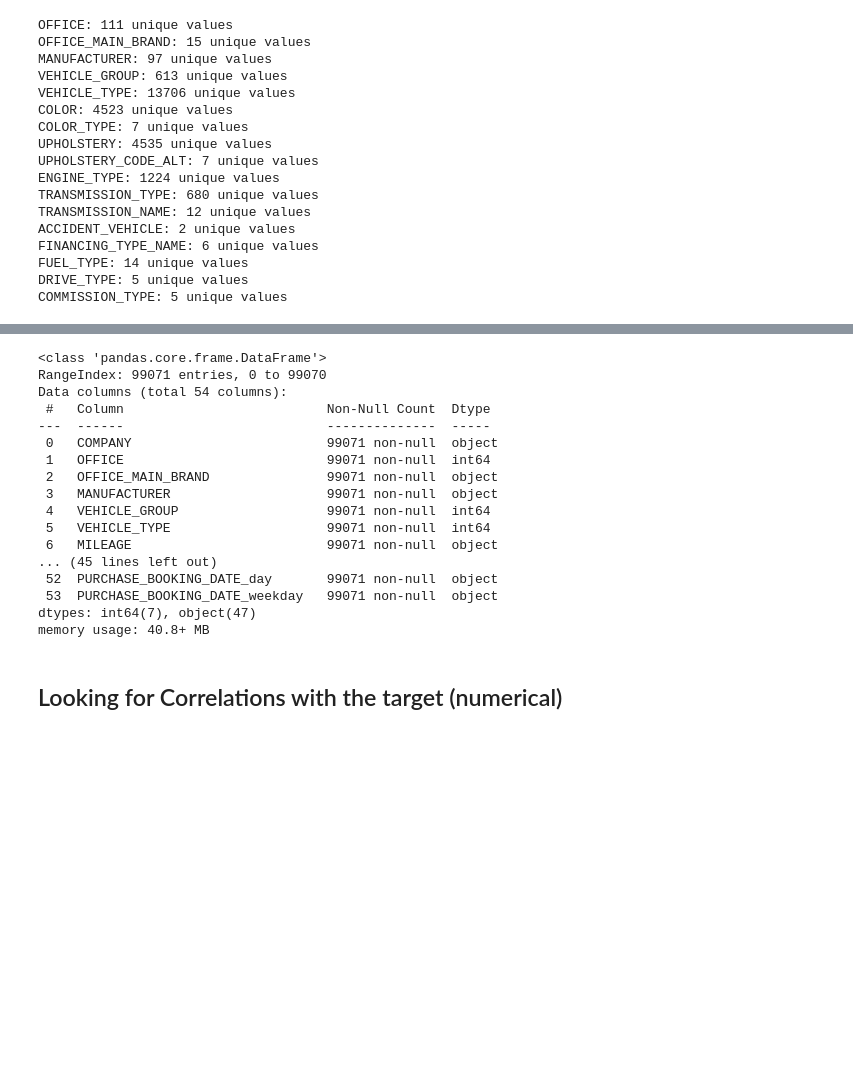
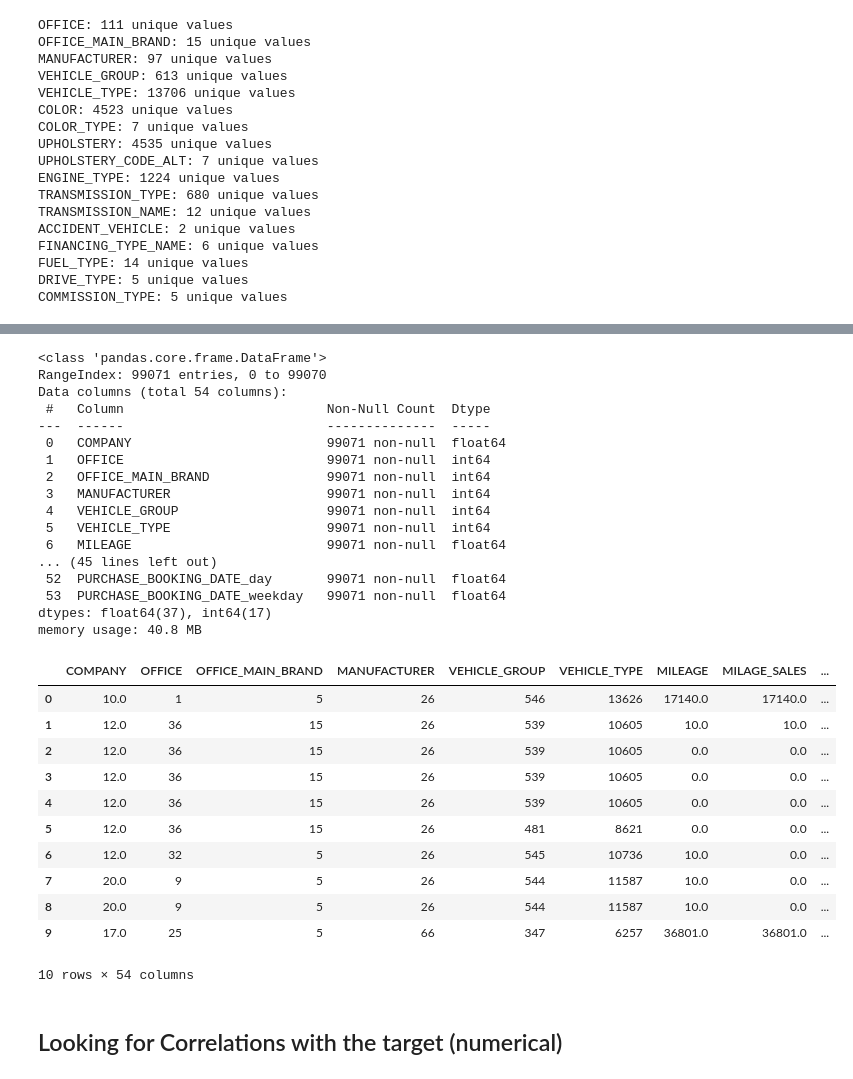
Before and after one commit to JONICK277/ML, a Jupyter notebook: code/preprocessing/projectHSB.ipynb, the cells around one changed output, grey strips where cells are left out. Saved outputs shown, nothing was run; the diff lists cells and outputs as text; code cells hidden in the pictures; blank space fills up the shorter version.

```diff
--- a/code/preprocessing/projectHSB.ipynb
+++ b/code/preprocessing/projectHSB.ipynb
@@ -313,7 +348,7 @@ df_cleaned.fillna("Missing", inplace=True)  # For categorical columns
 # %%
 label_encoder = LabelEncoder()
 for col in categorical_columns:
-    if df_cleaned[col].nunique() > 100:  # Adjust threshold as needed
+    if df_cleaned[col].nunique() > 1:  # Adjust threshold as needed
         df_cleaned[col] = label_encoder.fit_transform(df_cleaned[col])
 df_cleaned.info()
 # %% [output]
@@ -322,18 +357,33 @@ RangeIndex: 99071 entries, 0 to 99070
 Data columns (total 54 columns):
  #   Column                          Non-Null Count  Dtype
 ---  ------                          --------------  -----
- 0   COMPANY                         99071 non-null  object
+ 0   COMPANY                         99071 non-null  float64
  1   OFFICE                          99071 non-null  int64
- 2   OFFICE_MAIN_BRAND               99071 non-null  object
- 3   MANUFACTURER                    99071 non-null  object
+ 2   OFFICE_MAIN_BRAND               99071 non-null  int64
+ 3   MANUFACTURER                    99071 non-null  int64
  4   VEHICLE_GROUP                   99071 non-null  int64
  5   VEHICLE_TYPE                    99071 non-null  int64
- 6   MILEAGE                         99071 non-null  object
+ 6   MILEAGE                         99071 non-null  float64
 ... (45 lines left out)
- 52  PURCHASE_BOOKING_DATE_day       99071 non-null  object
- 53  PURCHASE_BOOKING_DATE_weekday   99071 non-null  object
-dtypes: int64(7), object(47)
-memory usage: 40.8+ MB
+ 52  PURCHASE_BOOKING_DATE_day       99071 non-null  float64
+ 53  PURCHASE_BOOKING_DATE_weekday   99071 non-null  float64
+dtypes: float64(37), int64(17)
+memory usage: 40.8 MB
+# %%
+df_cleaned.head(10)
+# %% [output]
+|  | COMPANY | OFFICE | OFFICE_MAIN_BRAND | MANUFACTURER | VEHICLE_GROUP | VEHICLE_TYPE | MILEAGE | MILAGE_SALES | ... |
+| 0 | 10.0 | 1 | 5 | 26 | 546 | 13626 | 17140.0 | 17140.0 | ... |
+| 1 | 12.0 | 36 | 15 | 26 | 539 | 10605 | 10.0 | 10.0 | ... |
+| 2 | 12.0 | 36 | 15 | 26 | 539 | 10605 | 0.0 | 0.0 | ... |
+| 3 | 12.0 | 36 | 15 | 26 | 539 | 10605 | 0.0 | 0.0 | ... |
+| 4 | 12.0 | 36 | 15 | 26 | 539 | 10605 | 0.0 | 0.0 | ... |
+| 5 | 12.0 | 36 | 15 | 26 | 481 | 8621 | 0.0 | 0.0 | ... |
+| 6 | 12.0 | 32 | 5 | 26 | 545 | 10736 | 10.0 | 0.0 | ... |
+| 7 | 20.0 | 9 | 5 | 26 | 544 | 11587 | 10.0 | 0.0 | ... |
+| 8 | 20.0 | 9 | 5 | 26 | 544 | 11587 | 10.0 | 0.0 | ... |
+| 9 | 17.0 | 25 | 5 | 66 | 347 | 6257 | 36801.0 | 36801.0 | ... |
+10 rows × 54 columns
 # %% [markdown]
 ## Looking for Correlations with the target (numerical)
 # %%
```
Also changed, not shown: parts of 10 cells of this notebook.
